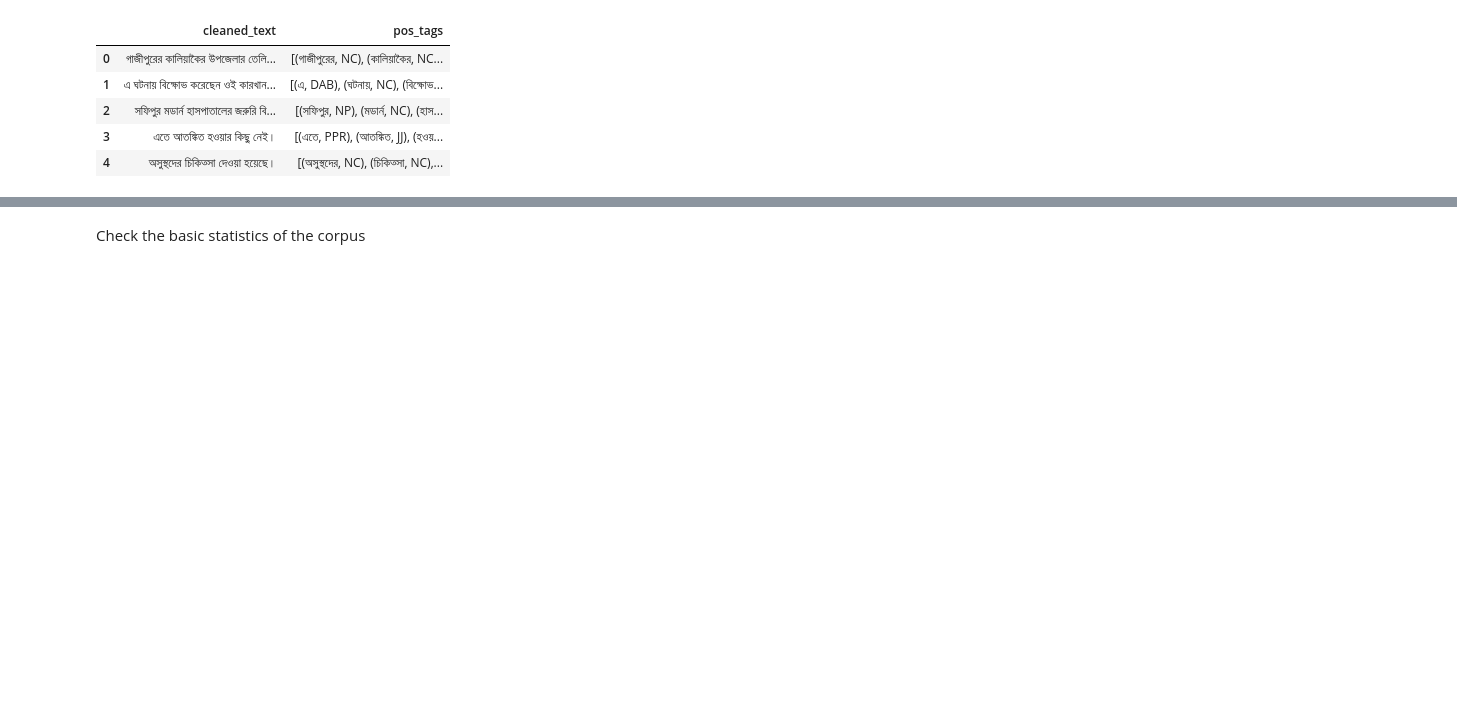
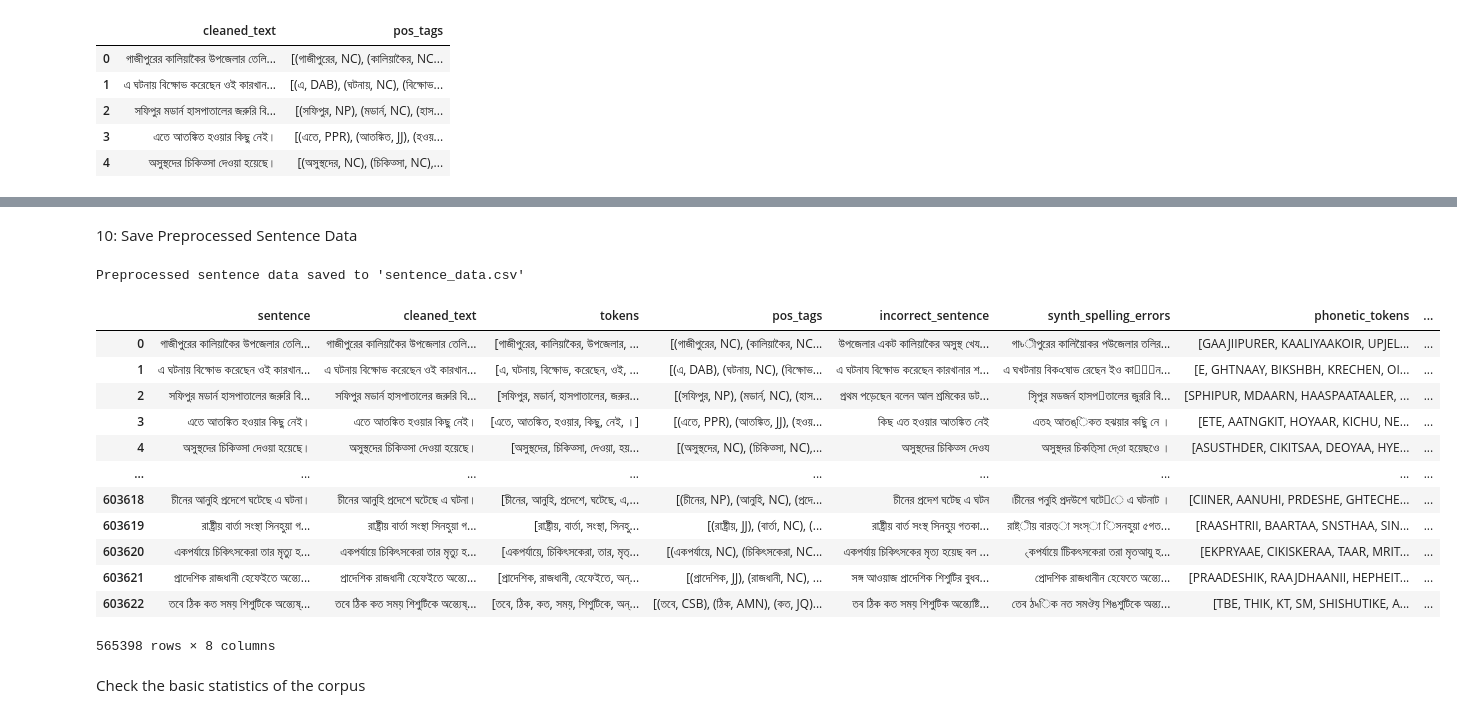
Before and after one commit to thetrishir/Brammerly, a Jupyter notebook: data_preparation.ipynb, the cells around one changed output, grey strips where cells are left out. Cells and saved outputs as stored; diff of their text form; code cells hidden in the pictures; blank space fills up the shorter version.

```diff
--- a/data_preparation.ipynb
+++ b/data_preparation.ipynb
@@ -411,3 +394,25 @@ df
+# %% [markdown]
+10: Save Preprocessed Sentence Data
+# %%
+df[['sentence', 'cleaned_text', 'tokens']].to_csv("sentence_data.csv", index=False)
+print("Preprocessed sentence data saved to 'sentence_data.csv'")
+
+df
+# %% [output]
+Preprocessed sentence data saved to 'sentence_data.csv'
+|  | sentence | cleaned_text | tokens | pos_tags | incorrect_sentence | synth_spelling_errors | phonetic_tokens | ... |
+| 0 | গাজীপুরের কালিয়াকৈর উপজেলার তেলি... | গাজীপুরের কালিয়াকৈর উপজেলার তেলি... | [গাজীপুরের, কালিয়াকৈর, উপজেলার, ... | [(গাজীপুরের, NC), (কালিয়াকৈর, NC... | উপজেলার একট কালিয়াকৈর অসুস্থ খেয... | গা৳ীপুরের কালিয়াৈকর পউজেলার তলির... | [GAAJIIPURER, KAALIYAAKOIR, UPJEL... | ... |
+| 1 | এ ঘটনায় বিক্ষোভ করেছেন ওই কারখান... | এ ঘটনায় বিক্ষোভ করেছেন ওই কারখান... | [এ, ঘটনায়, বিক্ষোভ, করেছেন, ওই, ... | [(এ, DAB), (ঘটনায়, NC), (বিক্ষোভ... | এ ঘটনায বিক্ষোভ করেছেন কারখানার শ... | এ ঘখটনায় বিক৹ষোভ রেছেন ইও কার৾ান... | [E, GHTNAAY, BIKSHBH, KRECHEN, OI... | ... |
+| 2 | সফিপুর মডার্ন হাসপাতালের জরুরি বি... | সফিপুর মডার্ন হাসপাতালের জরুরি বি... | [সফিপুর, মডার্ন, হাসপাতালের, জরুর... | [(সফিপুর, NP), (মডার্ন, NC), (হাস... | প্রথম পড়েছেন বলেন আল শ্রমিকের ডট... | সৃিপুর মডজর্ন হাসপ৛তালের জুররি বি... | [SPHIPUR, MDAARN, HAASPAATAALER, ... | ... |
+| 3 | এতে আতঙ্কিত হওয়ার কিছু নেই। | এতে আতঙ্কিত হওয়ার কিছু নেই। | [এতে, আতঙ্কিত, হওয়ার, কিছু, নেই, ।] | [(এতে, PPR), (আতঙ্কিত, JJ), (হওয়... | কিছ এত হওয়ার আতঙ্কিত নেই | এতঽ আতঙ্িকত হঝয়ার কছিু নে । | [ETE, AATNGKIT, HOYAAR, KICHU, NE... | ... |
+| 4 | অসুস্থদের চিকিত্সা দেওয়া হয়েছে। | অসুস্থদের চিকিত্সা দেওয়া হয়েছে। | [অসুস্থদের, চিকিত্সা, দেওয়া, হয়... | [(অসুস্থদের, NC), (চিকিত্সা, NC),... | অসুস্থদের চিকিত্স দেওয | অসুস্থদর চিকতি্সা দেও়া হয়েছওে । | [ASUSTHDER, CIKITSAA, DEOYAA, HYE... | ... |
+| ... | ... | ... | ... | ... | ... | ... | ... | ... |
+| 603618 | চীনের আনুহি প্রদেশে ঘটেছে এ ঘটনা। | চীনের আনুহি প্রদেশে ঘটেছে এ ঘটনা। | [চীনের, আনুহি, প্রদেশে, ঘটেছে, এ,... | [(চীনের, NP), (আনুহি, NC), (প্রদে... | চীনের প্রদেশ ঘটেছ এ ঘটন | ৷চীনের পনুহি প্রদউশে ঘটে঵ে এ ঘটনাট । | [CIINER, AANUHI, PRDESHE, GHTECHE... | ... |
+| 603619 | রাষ্ট্রীয় বার্তা সংস্থা সিনহুয়া গ... | রাষ্ট্রীয় বার্তা সংস্থা সিনহুয়া গ... | [রাষ্ট্রীয়, বার্তা, সংস্থা, সিনহু... | [(রাষ্ট্রীয়, JJ), (বার্তা, NC), (... | রাষ্ট্রীয় বার্ত সংস্থ সিনহুয় গতকা... | রাষ্ট্ীয় বারত্া সংস্া িসনহুয়া ৫গত... | [RAASHTRII, BAARTAA, SNSTHAA, SIN... | ... |
+| 603620 | একপর্যায়ে চিকিৎসকেরা তার মৃত্যু হ... | একপর্যায়ে চিকিৎসকেরা তার মৃত্যু হ... | [একপর্যায়ে, চিকিৎসকেরা, তার, মৃত্... | [(একপর্যায়ে, NC), (চিকিৎসকেরা, NC... | একপর্যায় চিকিৎসকের মৃত্য হয়েছ বল ... | ৻কপর্যায়ে চিিকৎসকেরা তরা মৃতআযু হ... | [EKPRYAAE, CIKISKERAA, TAAR, MRIT... | ... |
+| 603621 | প্রাদেশিক রাজধানী হেফেইতে অন্ত্যে... | প্রাদেশিক রাজধানী হেফেইতে অন্ত্যে... | [প্রাদেশিক, রাজধানী, হেফেইতে, অন্... | [(প্রাদেশিক, JJ), (রাজধানী, NC), ... | সঙ্গ আওয়াজ প্রাদেশিক শিশুটির বুধব... | প্রােদশিক রাজধানীন হেফেতে অন্ত্যে... | [PRAADESHIK, RAAJDHAANII, HEPHEIT... | ... |
+| 603622 | তবে ঠিক কত সময় শিশুটিকে অন্ত্যেষ্... | তবে ঠিক কত সময় শিশুটিকে অন্ত্যেষ্... | [তবে, ঠিক, কত, সময়, শিশুটিকে, অন্... | [(তবে, CSB), (ঠিক, AMN), (কত, JQ)... | তব ঠিক কত সময় শিশুটিক অন্ত্যেষ্টি... | তেব ঠ৸িক নত সমঔয় শিঙশুটিকে অন্ত্য... | [TBE, THIK, KT, SM, SHISHUTIKE, A... | ... |
+565398 rows × 8 columns
 # %% [markdown]
 Check the basic statistics of the corpus
 # %%
```
Also changed, not shown: parts of 13 cells of this notebook.
